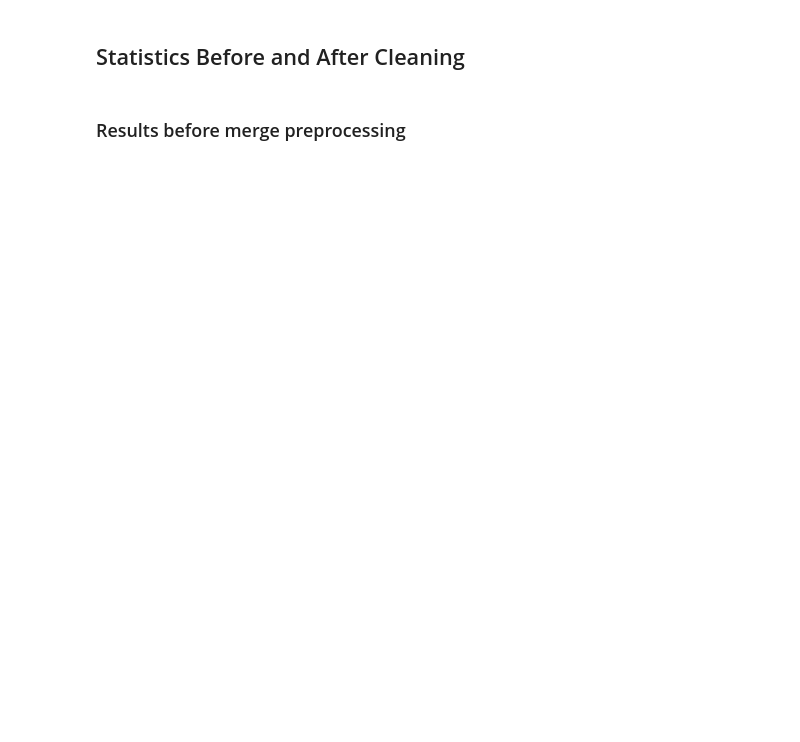
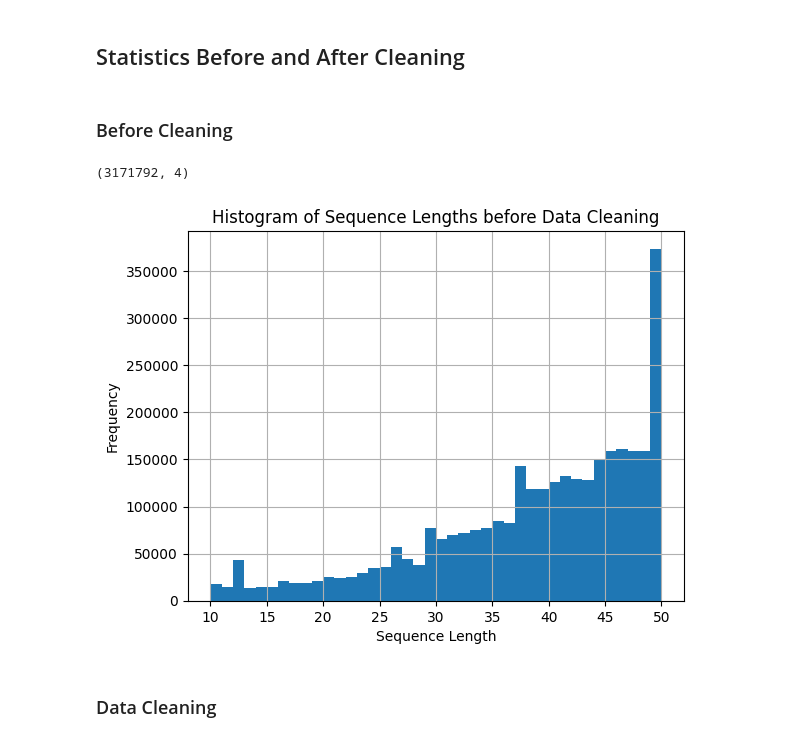
Before and after one commit to IgnacyBerent/AI_1, a Jupyter notebook: lab/list_1/main.ipynb, the cells around one changed output. Drawn from its saved outputs; the diff is of its cells as text; code cells hidden in the pictures; blank space fills up the shorter version.

```diff
--- a/lab/list_1/main.ipynb
+++ b/lab/list_1/main.ipynb
@@ -215,0 +253,7 @@ df_uniprot
+# %%
+records = SeqIO.parse('data/uniprot.fasta', 'fasta')
+data = [[record.id, str(record.seq), len(record.seq)] for record in records]
+df_negative = pd.DataFrame(data, columns=['Name', 'Sequence', 'Length'])
+df_negative['Classification'] = 0
+
+df_negative
@@ -216,4 +274,2 @@ df_uniprot
 # %% [markdown]
 ## Statistics Before and After Cleaning
-# %% [markdown]
-### Results before merge preprocessing
@@ -221,0 +276,18 @@ valid_chars = set('ACDEFGHIKLMNPQRSTVWY')
+# %% [markdown]
+### Before Cleaning
+# %%
+df_negative.shape
+# %% [output]
+(3171792, 4)
+# %%
+# plot histogram of sequence lengths
+plt.figure()
+plt.title('Histogram of Sequence Lengths before Data Cleaning')
+df_negative['Length'].hist(bins=40)
+plt.xlabel('Sequence Length')
+plt.ylabel('Frequency')
+plt.show()
+# %% [output]
+[figure, added]
+# %% [markdown]
+### Data Cleaning
```
Also changed, not shown: parts of 68 cells of this notebook.
